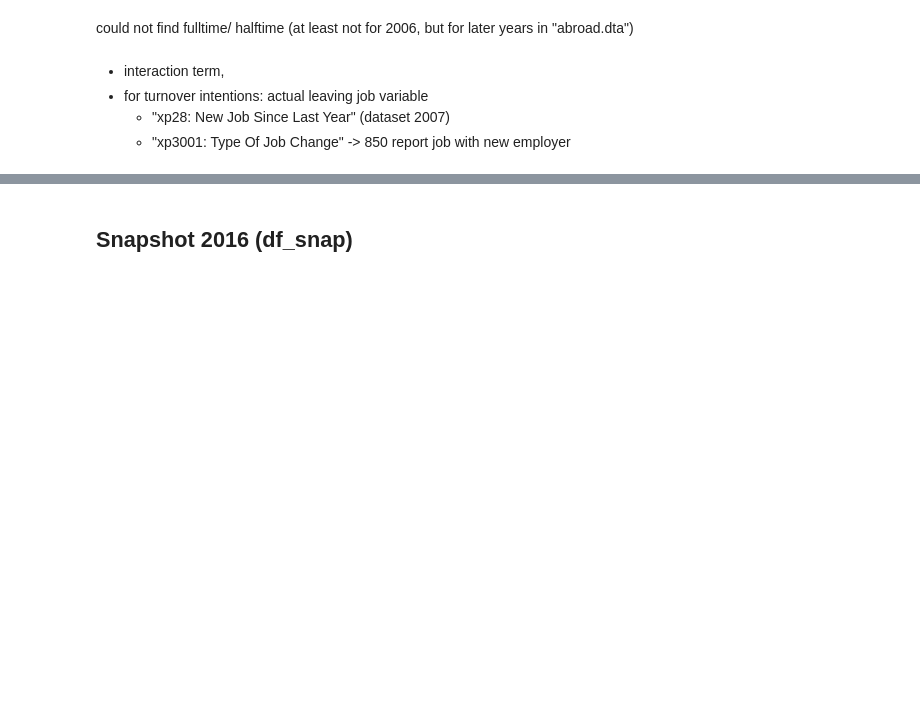
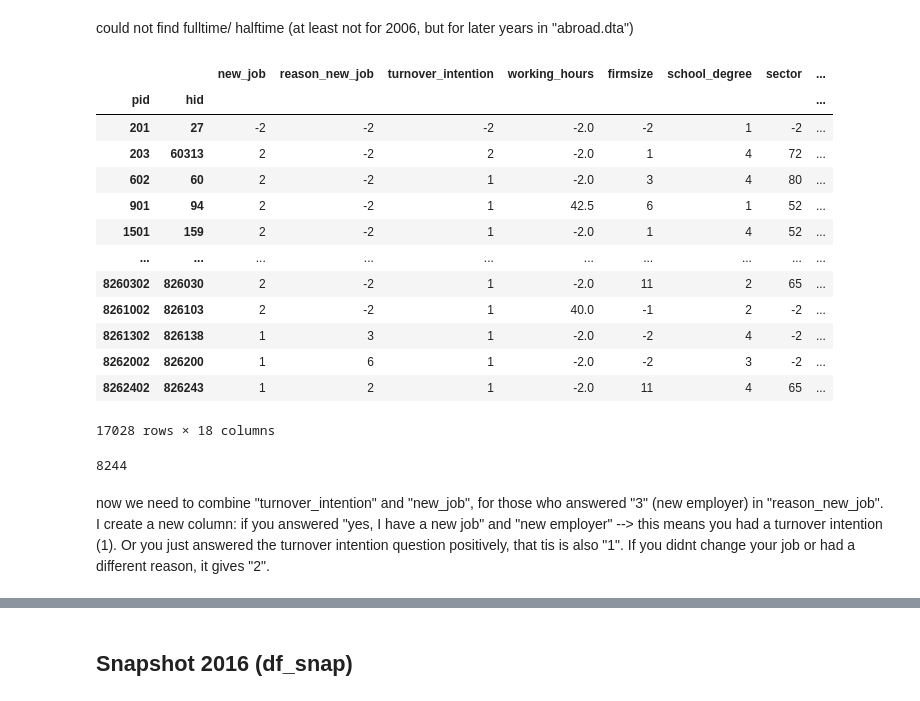
Before and after one commit to maxxxbb/ResearchModule, a Jupyter notebook: src/data_management/Datamanagement.ipynb, the cells around one changed output, grey strips where cells are left out. Cells and saved outputs as stored; diff of their text form; code cells hidden in the pictures; blank space fills up the shorter version.

Commit message:
Turnover intentions now include people that changed their employer last year.

```diff
--- a/src/data_management/Datamanagement.ipynb
+++ b/src/data_management/Datamanagement.ipynb
@@ -30,8 +30,9 @@ file_abroad = data_folder_3/ "abroad.dta"
 data = pd.read_stata(file_paths[0], columns=["pid","hid", "syear", "vp14702", "vp14701", "vp9201", "vp0102", "vp12602", "vp12603", "vp12605", "vp7002", "vp7003", "vp100a03", "vp2301"]).set_index(['pid', 'hid'])
 df_05 = data.rename(columns={'vp14701': 'gender', 'vp0102': 'satisfaction_work', 'vp12602': 'take_revenge', 'vp12603': 'similar_problems', 'vp12605': 'insult_back', 'vp14702': 'year_birth', 'vp9201': 'school_degree', 'vp7002': 'overtime', 'vp7003': 'overtime_paid', 'vp100a03': 'salary', "vp2301": "turnover_intention"})
 # %%
-data2 = pd.read_stata(file_paths[1], columns=["pid", "hid", "syear","wp12402", "wp12401", "wp43b03", "wp43b05", "wp43b07", "wp0102", "wp5802", "wp5803", "wp5902", 'wp43b01', 'wp43b02', 'wp43b04', 'wp43b06', 'wp30_nace']).set_index(['pid', 'hid'])
-df_06 = data2.rename(columns={"wp12401": "gender", "wp12402": "year_birth", "wp43b03": "recog_effort", "wp0102": "satisfaction_work", 'wp43b01': "recog_sup", "wp43b05": "recog_personal", "wp43b07": "recog_pay", 'wp43b02': 'felt_recog_sup', 'wp43b04': 'felt_recog_effort', 'wp43b06': 'felt_recog_pay', "wp5902": "salary", "wp5802": "overtime", "wp5803": "overtime_paid", 'wp30_nace': 'sector'})
+data2 = pd.read_stata(file_paths[1], columns=["pid", "hid", "syear","wp12402", "wp12401", "wp0102", "wp5802", "wp5803", "wp5902", 'wp43b01']).set_index(['pid', 'hid'])
+df_06 = data2.rename(columns={"wp12401": "gender", "wp12402": "year_birth", "wp0102": "satisfaction_work", 'wp43b01': "recog_sup", "wp5902": "salary", "wp5802": "overtime", "wp5803": "overtime_paid"})
+#'wp43b02': 'felt_recog_sup', 'wp43b04': 'felt_recog_effort', 'wp43b06': 'felt_recog_pay', "wp43b03": "recog_effort", "wp43b05": "recog_personal", "wp43b07": "recog_pay"
 # %%
 data3= pd.read_stata(file_paths[2], columns=["pid", "hid", "syear", 'xp8601','xp0102', 'xp7202', 'xp7203','xp94a03','xp2701','xp28', 'xp3001' ]).set_index(['pid', 'hid'])
 df_07 = data3.rename(columns= {'xp8601':"school_degree",'xp0102': 'satisfaction_work', 'xp7202': 'overtime', 'xp7203': 'overtime_paid','xp94a03': 'salary','xp2701': 'turnover_intention', 'xp28': 'new_job', 'xp3001': 'reason_new_job'})
@@ -57,8 +58,9 @@ df_16 = data9.rename(columns = {'bgpsex': 'gender', 'bgpbirthy': 'year_birth','b
 hours05 = pd.read_stata(file_paths_2[0], columns=["pid","hid", "syear", "vvebzeit"]).set_index(['pid', 'hid'])
 work05 = hours05.rename(columns={'vvebzeit': 'working_hours'})
 
-hours06 = pd.read_stata(file_paths_2[1], columns=["pid","hid", "syear", "wvebzeit", "betr06", "wpsbil"]).set_index(['pid', 'hid'])
-work06 = hours06.rename(columns={'wvebzeit': 'working_hours', "betr06": "firmsize", "wpsbil": "school_degree"})
+hours06 = pd.read_stata(file_paths_2[1], columns=["pid","hid", "syear", "wvebzeit", "betr06", "wpsbil", "nace06"]).set_index(['pid', 'hid'])
+work06 = hours06.rename(columns={'wvebzeit': 'working_hours', "betr06": "firmsize", "wpsbil": "school_degree", "nace06": "sector"})
+
 
 hours07 = pd.read_stata(file_paths_2[2], columns=["pid","hid", "syear", "xvebzeit"]).set_index(['pid', 'hid'])
 work07 = hours07.rename(columns={'xvebzeit': 'working_hours'})
@@ -98,10 +100,11 @@ could not find fulltime/ halftime (at least not for 2006, but for later years in
 df = pd.merge(df_05[["take_revenge", "similar_problems", "insult_back"]], df_06,
                        left_on=["pid", "hid",], right_on=["pid", "hid"])
 # %%
-df = pd.merge(work06[["working_hours", "firmsize", "school_degree"]], df,
+df = pd.merge(work06[["working_hours", "firmsize", "school_degree", "sector"]], df,
                        left_on=["pid", "hid",], right_on=["pid", "hid"])
+                       # "sector"
 # %%
-df = pd.merge(df_07[["new_job", "reason_new_job"]], df,
+df = pd.merge(df_07[["new_job", "reason_new_job", "turnover_intention"]], df,
                        left_on=["pid", "hid",], right_on=["pid", "hid"])
 # %%
 df['gender'].replace('[2] Weiblich', 2,inplace=True)
@@ -367,3 +386,20 @@ df['sector'].replace(sector_map, inplace=True)
+# %%
+df
+# %% [output]
+|  |  | new_job | reason_new_job | turnover_intention | working_hours | firmsize | school_degree | sector | ... |
+| pid | hid |  |  |  |  |  |  |  | ... |
+| 201 | 27 | -2 | -2 | -2 | -2.0 | -2 | 1 | -2 | ... |
+| 203 | 60313 | 2 | -2 | 2 | -2.0 | 1 | 4 | 72 | ... |
+| 602 | 60 | 2 | -2 | 1 | -2.0 | 3 | 4 | 80 | ... |
+| 901 | 94 | 2 | -2 | 1 | 42.5 | 6 | 1 | 52 | ... |
+| 1501 | 159 | 2 | -2 | 1 | -2.0 | 1 | 4 | 52 | ... |
+| ... | ... | ... | ... | ... | ... | ... | ... | ... | ... |
+| 8260302 | 826030 | 2 | -2 | 1 | -2.0 | 11 | 2 | 65 | ... |
+| 8261002 | 826103 | 2 | -2 | 1 | 40.0 | -1 | 2 | -2 | ... |
+| 8261302 | 826138 | 1 | 3 | 1 | -2.0 | -2 | 4 | -2 | ... |
+| 8262002 | 826200 | 1 | 6 | 1 | -2.0 | -2 | 3 | -2 | ... |
+| 8262402 | 826243 | 1 | 2 | 1 | -2.0 | 11 | 4 | 65 | ... |
+17028 rows × 18 columns
 # %%
 df = df.astype('int')
 df1 = df.mask(df < 0, np.nan)
@@ -400,5 +435,7 @@ df1["relative_salary"] = df1["salary"] / df1["sector_avg_salary"]
-# %% [markdown]
-- interaction term,
-- for turnover intentions: actual leaving job variable
-    - "xp28: New Job Since Last Year" (dataset 2007)
-    - "xp3001: Type Of Job Change" -> 850 report job with new employer
+# %%
+nan_count = df1['sector'].isna().sum()
+nan_count
+# %% [output]
+8244
+# %% [markdown]
+now we need to combine "turnover_intention" and "new_job", for those who answered "3" (new employer) in "reason_new_job". I create a new column: if you answered "yes, I have a new job" and "new employer" --> this means you had a turnover intention (1). Or you just answered the turnover intention question positively, that tis is also "1". If you didnt change your job or had a different reason, it gives "2".
```
Also changed, not shown: parts of 13 cells of this notebook.
